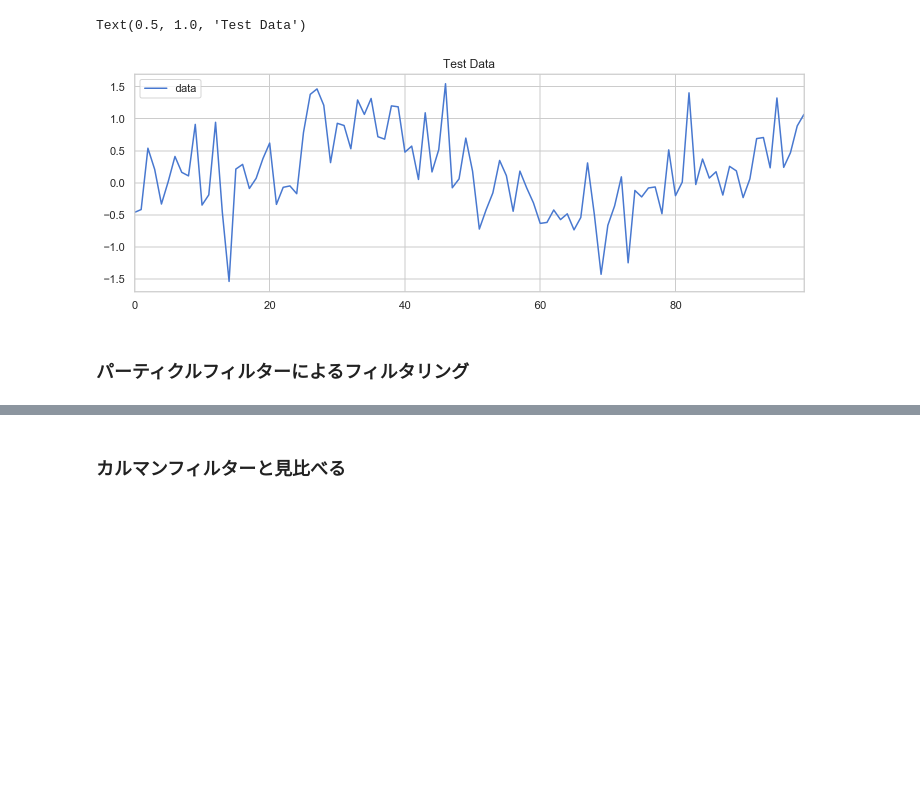
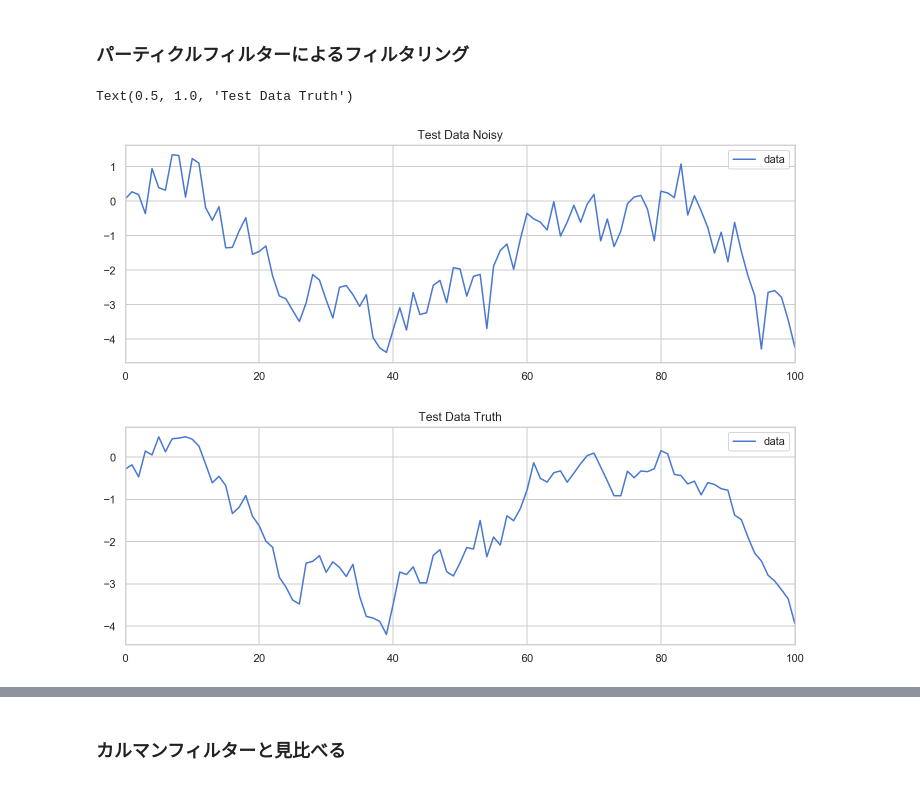
Before and after one commit to watabe951/Qiita_Contents, a Jupyter notebook: particle_filter/particle_filter_class.ipynb, the cells around one changed output, grey strips where cells are left out. Saved outputs shown, nothing was run; the diff lists cells and outputs as text; code cells hidden in the pictures; blank space fills up the shorter version.

```diff
--- a/particle_filter/particle_filter_class.ipynb
+++ b/particle_filter/particle_filter_class.ipynb
@@ -29,7 +57 @@ df.columns = ["data"]
-# %%
-df.plot(figsize=(12,4))
-plt.title("Test Data")
-# %% [output]
-Text(0.5, 1.0, 'Test Data')
-[figure, removed]
 # %%
@@ -164 +198,10 @@ alpha_2 = 10**b
+# %%
+noisy_obs.plot(figsize=(12,4))
+plt.title("Test Data Noisy")
+truth_obs.plot(figsize=(12,4))
+plt.title("Test Data Truth")
+# %% [output]
+Text(0.5, 1.0, 'Test Data Truth')
+[figure, added]
+[figure, added]
 # %%
```
Also changed, not shown: parts of 17 cells of this notebook, 8 other files.
